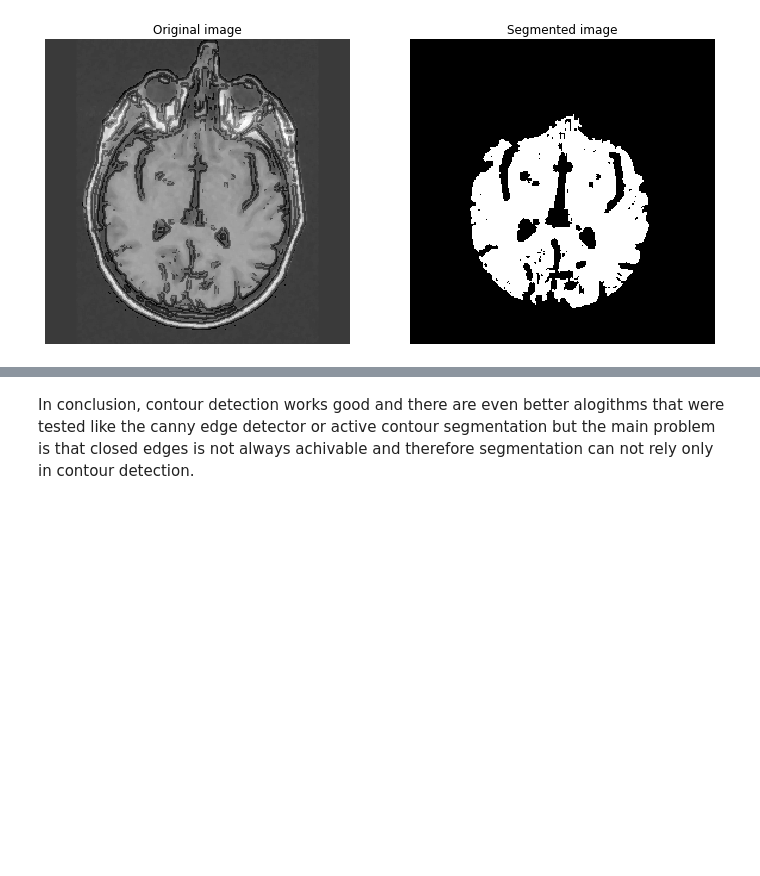
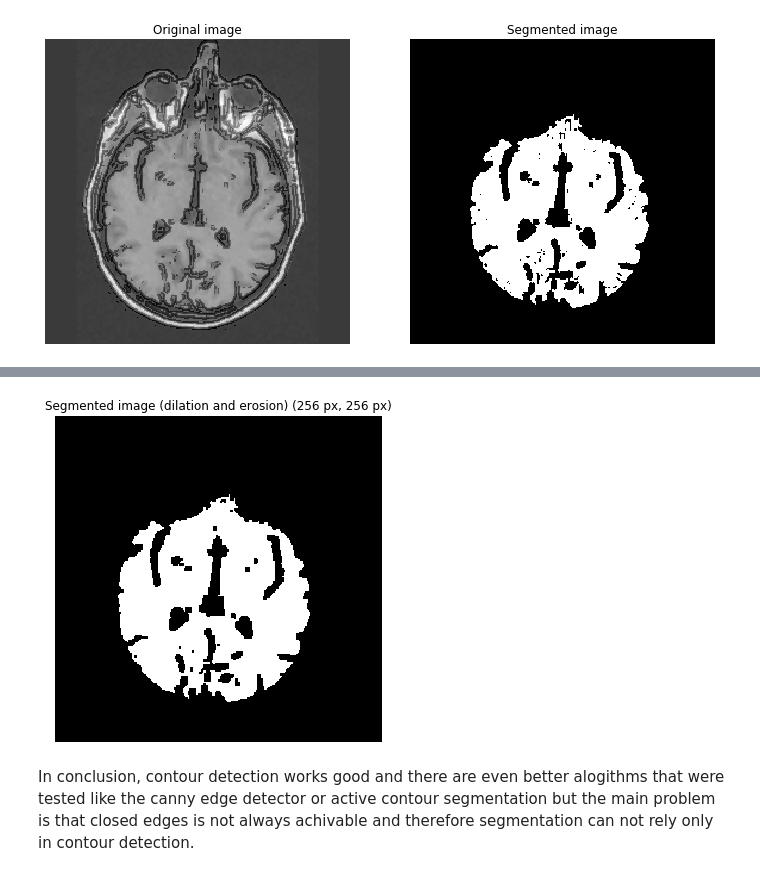
Before and after one commit to emarazz/iapr_2020, a Jupyter notebook: our_labs/lab_01_segmentation.ipynb, the cells around one changed output, grey strips where cells are left out. Saved outputs shown, nothing was run; the diff lists cells and outputs as text; code cells hidden in the pictures; blank space fills up the shorter version.

```diff
--- a/our_labs/lab_01_segmentation.ipynb
+++ b/our_labs/lab_01_segmentation.ipynb
@@ -194,7 +197,7 @@ plot_brain(LoG_masked, original_size=False, img_size = (6,6))
 # %% [markdown]
 Finally, the region growing algorithm is applied and dilation and erosion are used in the final image to fill little spaces and better defined edges.
 # %%
-segmented_image = region_growing(LoG_mask, [100,154], 5)
+segmented_image = region_growing(log_masked, [100,154], 5)
 # %% [output]
 Number of brain pixels: 14750
 Fraction of total image: 0.225067138671875
@@ -204,11 +207,10 @@ from skimage.morphology import square, dilation, erosion
 
 dil_eroted = erosion(dilation(segmented_image, square(2)),square(2))
 
-plot_brain(dil_eroted, False, (6,6))
-
-
-number_of_brain_pixels = sum(dil_eroted.astype(int).ravel()/255))
+number_of_brain_pixels = sum(dil_eroted.astype(int).ravel()/255)
 fraction_of_total_image = number_of_brain_pixels / float(dil_eroted.shape[0] * dil_eroted.shape[1])
 print('Number of brain pixels: ' + str(number_of_brain_pixels))
 print('Fraction of total image: ' + str(fraction_of_total_image))
+
+plot_brain(dil_eroted, False, label = 'Segmented image (dilation and erosion) ({} px, {} px)')
 # %% [output]
@@ -216,3 +219,4 @@ SyntaxError: unmatched ')' (<ipython-input-18-eb60bd50ffdc>, line 8)
+[figure, added]
 # %% [markdown]
 In conclusion, contour detection works good and there are even better alogithms that were tested like the canny edge detector or active contour segmentation but the main problem is that closed edges is not always achivable and therefore segmentation can not rely only in contour detection.
 # %% [markdown]
```
Also changed, not shown: parts of 3 cells of this notebook, 1 other file.
